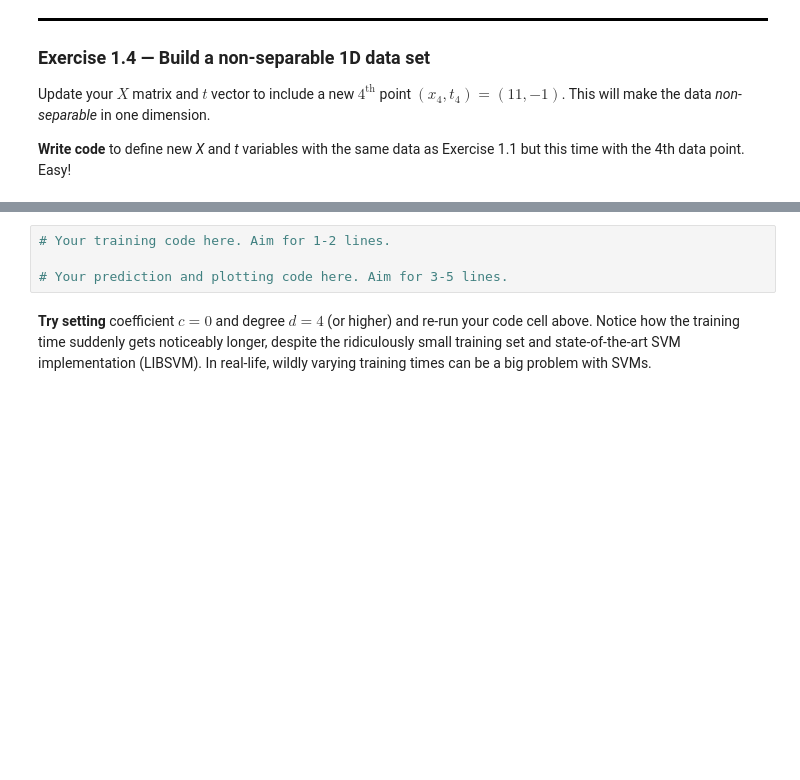
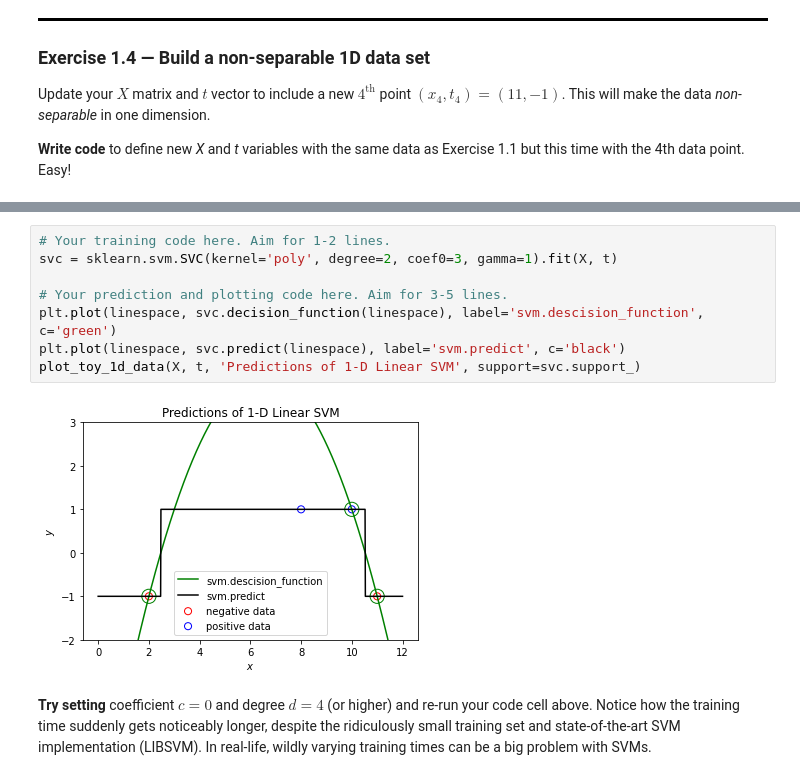
Before and after one commit to m-triassi/ml-exercises, a Jupyter notebook: Lab 4/lab4-exercises.ipynb, the cells around one changed output, grey strips where cells are left out. Drawn from its saved outputs; the diff is of its cells as text; blank space fills up the shorter version.

```diff
--- a/Lab 4/lab4-exercises.ipynb
+++ b/Lab 4/lab4-exercises.ipynb
@@ -175,8 +206,14 @@ Ask yourself:
 * *Does the first decision threshold seem like its maximizing the margin in the original 1-dimensional feature space?*
 # %%
 # Your training code here. Aim for 1-2 lines.
+svc = sklearn.svm.SVC(kernel='poly', degree=2, coef0=3, gamma=1).fit(X, t)
 
 # Your prediction and plotting code here. Aim for 3-5 lines.
+plt.plot(linespace, svc.decision_function(linespace), label='svm.descision_function', c='green')
+plt.plot(linespace, svc.predict(linespace), label='svm.predict', c='black')
+plot_toy_1d_data(X, t, 'Predictions of 1-D Linear SVM', support=svc.support_)
+# %% [output]
+[figure, added]
 # %% [markdown]
 **Try setting** coefficient $c=0$ and degree $d=4$ (or higher) and re-run your code cell above. Notice how the training time suddenly gets noticeably longer, despite the ridiculously small training set and state-of-the-art SVM implementation (LIBSVM). In real-life, wildly varying training times can be a big problem with SVMs.
 # %% [markdown]
```
Also changed, not shown: parts of 23 cells of this notebook, 1 other file.
